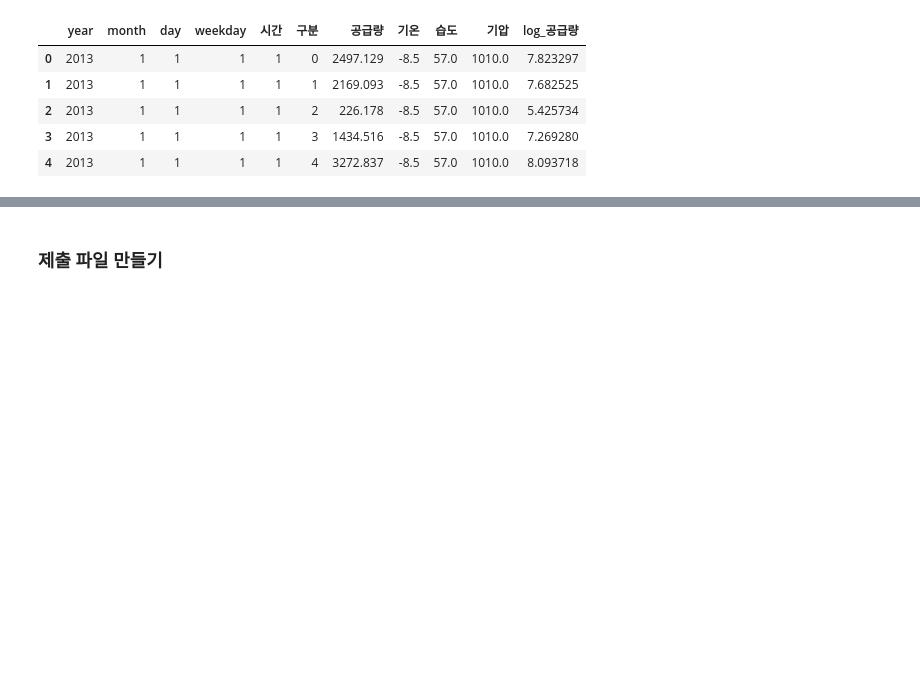
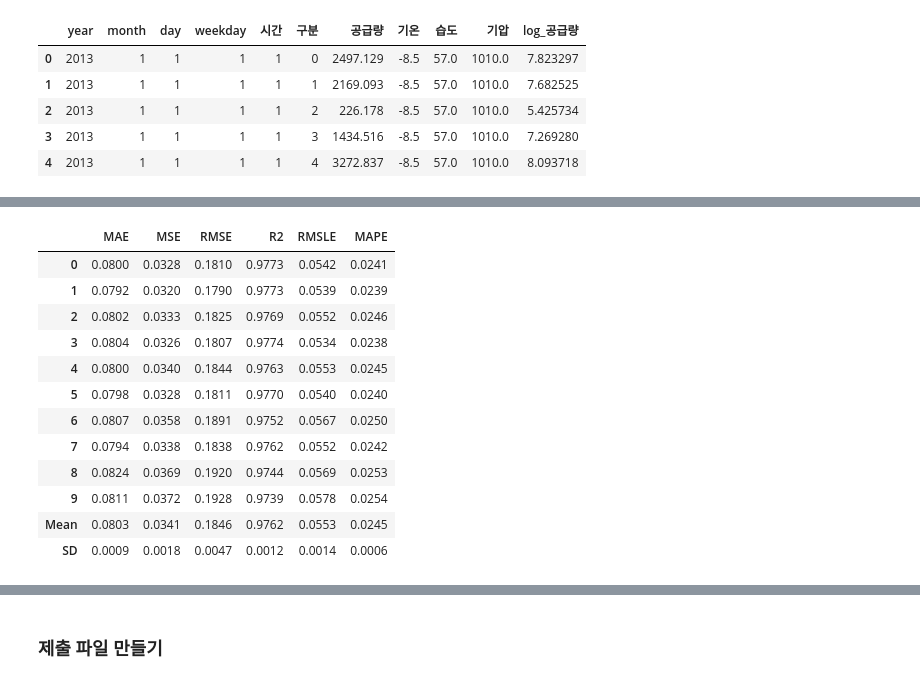
Before and after one commit to kbjung/LikeLion_13th_DataCourse, a Jupyter notebook: TP02/07_결과_출력/07-05_결과_출력(pycaret)_ver0.5(2021.11.16).ipynb, the cells around one changed output, grey strips where cells are left out. Saved outputs shown, nothing was run; the diff lists cells and outputs as text; code cells hidden in the pictures; blank space fills up the shorter version.

```diff
--- a/TP02/07_결과_출력/07-05_결과_출력(pycaret)_ver0.5(2021.11.16).ipynb
+++ b/TP02/07_결과_출력/07-05_결과_출력(pycaret)_ver0.5(2021.11.16).ipynb
@@ -385,3 +436,17 @@ tuned_xgb = tune_model(xgb)
 # %%
 %%time
-blend_model = blend_models(estimators=[tuned_cat, tuned_lgbm, tuned_xgb])
+blend_model = blend_models(estimator_list=[tuned_cat, tuned_lgbm, tuned_xgb])
+# %% [output]
+|  | MAE | MSE | RMSE | R2 | RMSLE | MAPE |
+| 0 | 0.0800 | 0.0328 | 0.1810 | 0.9773 | 0.0542 | 0.0241 |
+| 1 | 0.0792 | 0.0320 | 0.1790 | 0.9773 | 0.0539 | 0.0239 |
+| 2 | 0.0802 | 0.0333 | 0.1825 | 0.9769 | 0.0552 | 0.0246 |
+| 3 | 0.0804 | 0.0326 | 0.1807 | 0.9774 | 0.0534 | 0.0238 |
+| 4 | 0.0800 | 0.0340 | 0.1844 | 0.9763 | 0.0553 | 0.0245 |
+| 5 | 0.0798 | 0.0328 | 0.1811 | 0.9770 | 0.0540 | 0.0240 |
+| 6 | 0.0807 | 0.0358 | 0.1891 | 0.9752 | 0.0567 | 0.0250 |
+| 7 | 0.0794 | 0.0338 | 0.1838 | 0.9762 | 0.0552 | 0.0242 |
+| 8 | 0.0824 | 0.0369 | 0.1920 | 0.9744 | 0.0569 | 0.0253 |
+| 9 | 0.0811 | 0.0372 | 0.1928 | 0.9739 | 0.0578 | 0.0254 |
+| Mean | 0.0803 | 0.0341 | 0.1846 | 0.9762 | 0.0553 | 0.0245 |
+| SD | 0.0009 | 0.0018 | 0.0047 | 0.0012 | 0.0014 | 0.0006 |
```
Also changed, not shown: parts of 13 cells of this notebook, 8 other files.
